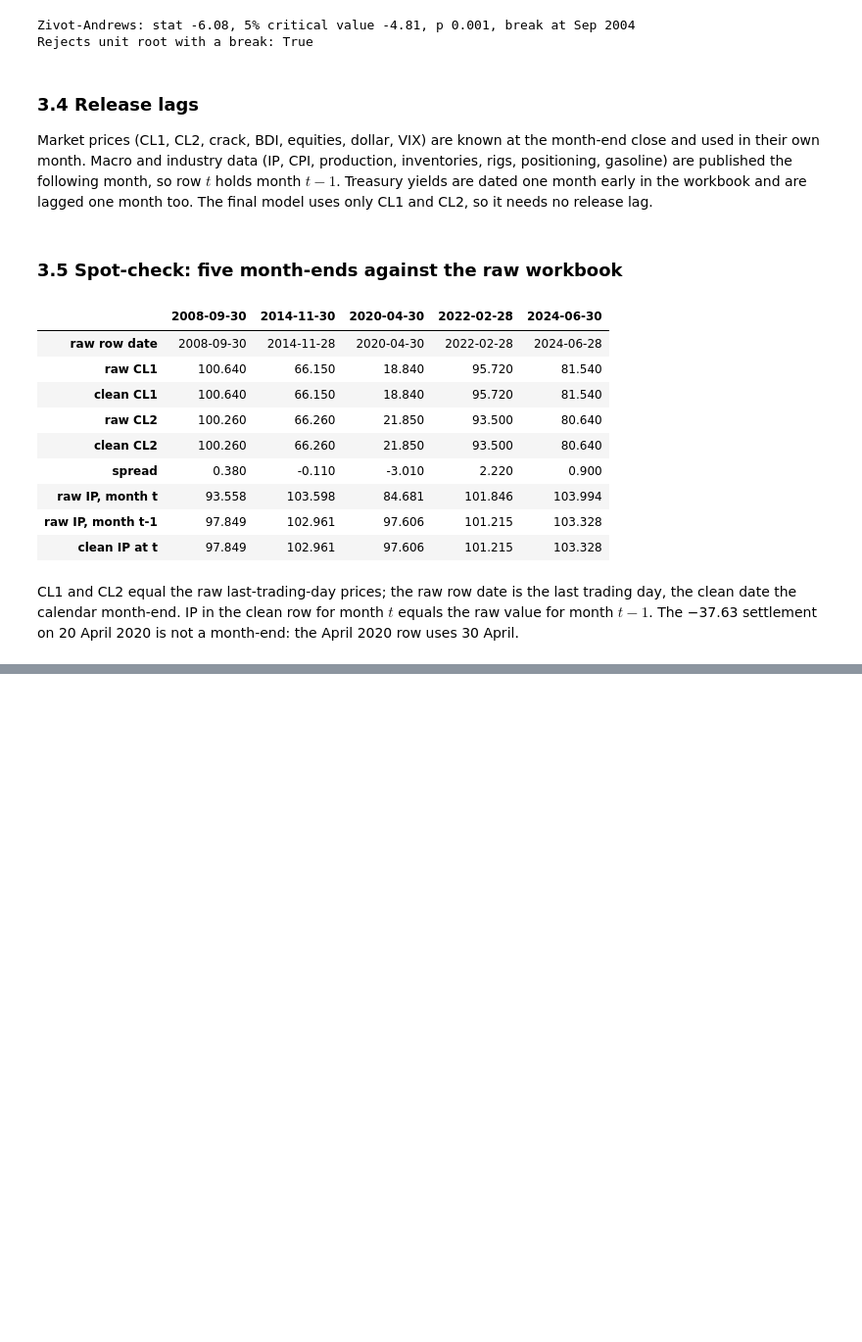
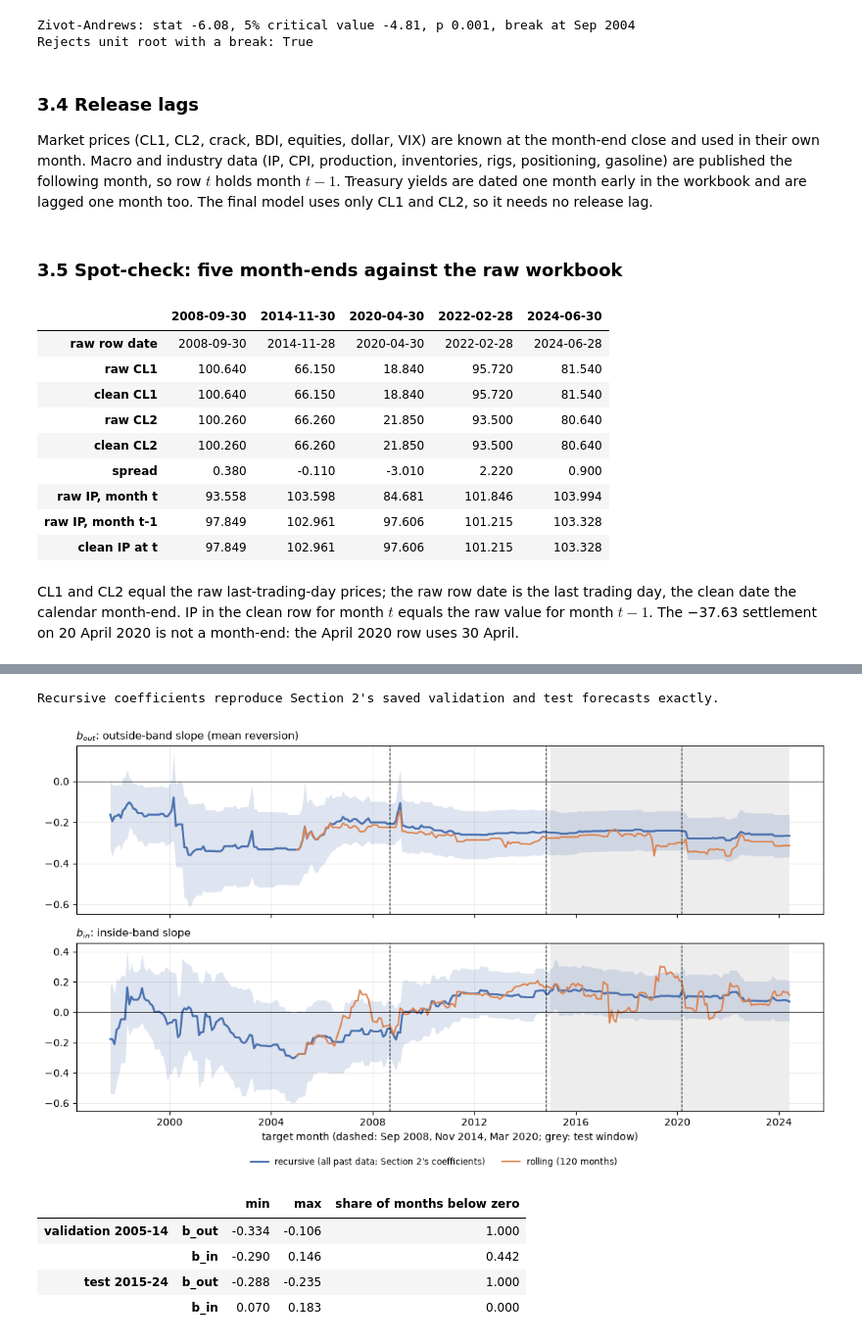
Before and after one commit to Adkid-Zephyr/fe-oil-group-work, a Jupyter notebook: oil-forecasting.ipynb, the cells around one changed output, grey strips where cells are left out. Shown at 98% size. Drawn from its saved outputs; the diff is of its cells as text; code cells hidden in the pictures; blank space fills up the shorter version.

```diff
--- a/oil-forecasting.ipynb
+++ b/oil-forecasting.ipynb
@@ -629,0 +1781,15 @@ CL1 and CL2 equal the raw last-trading-day prices; the raw row date is the last
+# %%
+# 5.2 Breusch-Godfrey on sample A, r = 1 and 12 (Diagnostics 28)
+uA, XA = FA["ols"].resid.values, FA["X"].values
+TA = len(uA)
+rows = []
+for r in LAGS_TEST:
+    lagsA = np.column_stack([uA[r - j - 1:TA - j - 1] for j in range(r)])
+    aux = sm.OLS(uA[r:], np.column_stack([XA[r:], lagsA])).fit()
+    stat = (TA - r) * aux.rsquared
+    rows.append({"lags r": r, "(T - r) R²": stat, "5% critical χ²(r)": stats.chi2.ppf(1 - ALPHA, r), "p-value": stats.chi2.sf(stat, r)})
+bg = pd.DataFrame(rows).set_index("lags r")
+lag1_corr = np.corrcoef(uA[1:], uA[:-1])[0, 1]
+bg.to_csv(SEC5_RESULTS / "autocorrelation_tests.csv")
+print(f"Correlation of this month's residual with last month's: {lag1_corr:+.3f}")
+bg.round(4)
@@ -629,0 +1965,62 @@ CL1 and CL2 equal the raw last-trading-day prices; the raw row date is the last
+# %%
+# Recursive coefficients (Section 2's own) and rolling 120-month coefficients, on all data to Jun 2024
+df5 = load_monthly(TEST[1])
+yd = df5["y"].values
+REC, ROL = [], []
+for i in range(MIN_TRAIN + 2, len(df5)):
+    Xd, _ = band_design(df5, i)                                               # band from spreads before month i
+    ok = ~np.isnan(Xd[:i]).any(axis=1) & ~np.isnan(yd[:i])
+    m5 = sm.OLS(yd[:i][ok], Xd[:i][ok]).fit(cov_type="HAC", cov_kwds={"maxlags": NW_MAIN})
+    REC.append({"month": df5["target_month"].iloc[i], "forecast": float(Xd[i] @ m5.params),
+                **{t: m5.params[j] for j, t in enumerate(SEC5_TERMS)}, **{t + " se": m5.bse[j] for j, t in enumerate(SEC5_TERMS)}})
+    if i >= ROLL_WINDOW:
+        w = slice(i - ROLL_WINDOW, i)
+        Sw = df5["S"].values[w]
+        lo_w, hi_w = Sw.mean() - BAND_K * Sw.std(), Sw.mean() + BAND_K * Sw.std()
+        out_w = (Sw < lo_w) | (Sw > hi_w)
+        Xw = np.column_stack([np.ones(ROLL_WINDOW), Sw * ~out_w, Sw * out_w, out_w.astype(float)])
+        mw = sm.OLS(yd[w], Xw).fit(cov_type="HAC", cov_kwds={"maxlags": NW_MAIN})
+        ROL.append({"month": df5["target_month"].iloc[i], **{t: mw.params[j] for j, t in enumerate(SEC5_TERMS)},
+                    **{t + " se": mw.bse[j] for j, t in enumerate(SEC5_TERMS)}, "outside months in window": int(out_w.sum())})
+REC, ROL = pd.DataFrame(REC).set_index("month"), pd.DataFrame(ROL).set_index("month")
+
+# The recursive coefficients are the ones behind Section 2's saved forecasts, validation and test
+for w_ in ["validation", "test"]:
+    saved5 = pd.read_csv(RESULTS / f"forecasts_{w_}.csv").set_index("month")
+    assert np.allclose(REC.loc[saved5.index, "forecast"], saved5["pred_band"]), w_
+print("Recursive coefficients reproduce Section 2's saved validation and test forecasts exactly.")
+REC.to_csv(SEC5_RESULTS / "recursive_coefficients.csv"); ROL.to_csv(SEC5_RESULTS / "rolling_coefficients.csv")
+
+fig, axes = plt.subplots(2, 1, figsize=(11, 6.2), sharex=True)
+for ax, term, label in [(axes[0], "b_out", r"$b_{out}$: outside-band slope (mean reversion)"),
+                        (axes[1], "b_in", r"$b_{in}$: inside-band slope")]:
+    xr, xw = pd.to_datetime(REC.index), pd.to_datetime(ROL.index)
+    ax.axvspan(pd.Timestamp(TEST[0]), xr[-1], color="#EDEDED", lw=0)
+    ax.fill_between(xr, REC[term] - 2 * REC[term + " se"], REC[term] + 2 * REC[term + " se"], color="#4C72B0", alpha=0.18, lw=0)
+    ax.plot(xr, REC[term], color="#4C72B0", lw=2, label="recursive (all past data; Section 2's coefficients)")
+    ax.plot(xw, ROL[term], color="#DD8452", lw=1.6, label=f"rolling ({ROLL_WINDOW} months)")
+    for b_ in CHOW_BREAKS:
+        ax.axvline(pd.Timestamp(b_), color="black", lw=0.8, ls="--")
+    ax.axhline(0, color="black", lw=0.6)
+    ax.set_title(label, fontsize=10.5, loc="left")
+    ax.grid(lw=0.4, alpha=0.5); ax.set_axisbelow(True)
+fig.legend(*axes[0].get_legend_handles_labels(), loc="lower center", ncol=2, frameon=False, fontsize=8.5)
+axes[1].set_xlabel("target month (dashed: Sep 2008, Nov 2014, Mar 2020; grey: test window)")
+fig.tight_layout(rect=(0, 0.04, 1, 1)); fig.savefig(SEC5_RESULTS / "recursive_rolling_coefficients.png", dpi=300); plt.show()
+
+# Summary of how much each slope moved, by period (recursive from the first validation month)
+per = {"validation 2005-14": (VALID[0], VALID[1]), "test 2015-24": (TEST[0], TEST[1])}
+rec_sum = pd.DataFrame({(p_, t): {"min": REC.loc[a_:b_, t].min(), "max": REC.loc[a_:b_, t].max(),
+                                  "share of months below zero": (REC.loc[a_:b_, t] < 0).mean()}
+                        for p_, (a_, b_) in per.items() for t in ["b_out", "b_in"]}).T
+rol_sum = pd.DataFrame({t: {"min": ROL[t].min(), "max": ROL[t].max(), "share of months below zero": (ROL[t] < 0).mean()}
+                        for t in ["b_out", "b_in"]}).T
+rec_sum.round(3)
+# %% [output]
+Recursive coefficients reproduce Section 2's saved validation and test forecasts exactly.
+[figure, added]
+|  |  | min | max | share of months below zero |
+| validation 2005-14 | b_out | -0.334 | -0.106 | 1.000 |
+|  | b_in | -0.290 | 0.146 | 0.442 |
+| test 2015-24 | b_out | -0.288 | -0.235 | 1.000 |
+|  | b_in | 0.070 | 0.183 | 0.000 |
```
Also changed, not shown: parts of 53 cells of this notebook, 27 other files.
